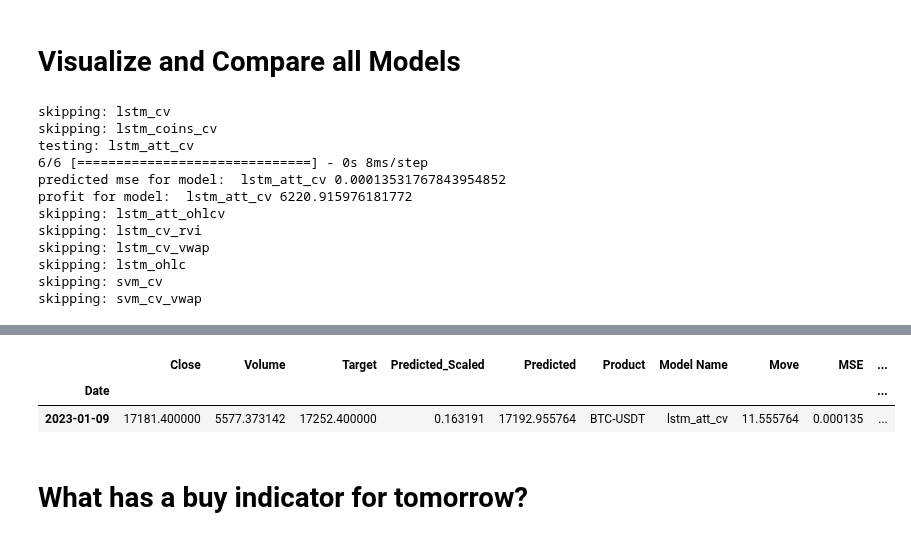
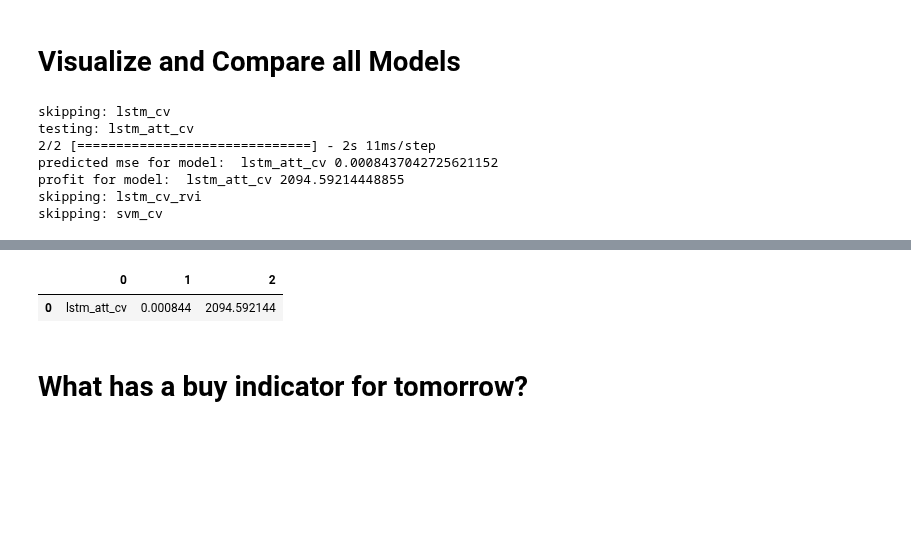
Before and after one commit to j03m/alfred, a Jupyter notebook: Coin_Predictions.ipynb, the cells around one changed output, grey strips where cells are left out. Cells and saved outputs as stored; diff of their text form; code cells hidden in the pictures; blank space fills up the shorter version.

Commit message:
consensus model

```diff
--- a/Coin_Predictions.ipynb
+++ b/Coin_Predictions.ipynb
@@ -517,12 +540,9 @@ load: DOGE3S-USDT
 # %%
-models = {}
 gbl_all_features = ["Close", "Volume", "RVI", "VWAP", "VWAPD"]
 gbl_target_column = ["Target"]
 gbl_all_columns = gbl_all_features + gbl_target_column
 
-model_config = {
-    "day_bar_models": [
-        "lstm_cv",
+all_model_names = ["lstm_cv",
         "lstm_coins_cv",
         "lstm_att_cv",
         "lstm_att_ohlcv",
@@ -530,7 +550,15 @@ model_config = {
         "lstm_cv_vwap",
         "lstm_ohlc",
         "svm_cv",
-        "svm_cv_vwap"],
+        "svm_cv_vwap"]
+
+model_config = {
+    "day_bar_models": [
+        "lstm_cv",
+        "lstm_att_cv",
+        "lstm_cv_rvi",
+        "svm_cv"
+        ],
     "training_filter": [],
     "backtest_filter": [],
     "15m_bars": ["lstm_15m"],
@@ -539,6 +567,7 @@ model_config = {
     },
     "column_sets": {
         "lstm_cv": ["Close", "Volume"],
+        "lstm_15m": ["Close", "Volume"],
         "lstm_coins_cv": ["Close", "Volume"],
         "lstm_ohlc": ["Open", "High", "Low", "Close", "Volume"],
         "lstm_att_cv": ["Close", "Volume"],
@@ -680,7 +705,7 @@ Not saving
 # Visualize and Compare all Models
 # %%
 #data
-df_raw = get_coin_data_frames(180, "BTC-USDT")
+df_raw = get_coin_data_frames(60, "XDB-USDT")
 [scaled_features, X, y, normal_features] = convert_to_training_dataset(df_raw, columns=gbl_all_columns)
 
 df_chart = pd.DataFrame();
@@ -695,8 +720,9 @@ results = pd.DataFrame();
 stuff = models.items()
 
 #backtest_filter = model_config["backtest_filter"]
+#backtest_filter = ["lstm_cv", "lstm_cv_rvi", "lstm_att_cv", "svm_cv"]
 backtest_filter = ["lstm_att_cv"]
-
+#backtest_filter = []
 for key, model in stuff:
 
 
@@ -726,18 +752,13 @@ for key, model in stuff:
   df_chart[key] = predicted
 
 interactive_plot(df_chart[graph_columns], "wow")
-predict_config_model_for_product(df_raw, "lstm_att_cv", "BTC-USDT")
+results
 # %% [output]
 skipping: lstm_cv
-skipping: lstm_coins_cv
 testing: lstm_att_cv
-6/6 [==============================] - 0s 8ms/step
-predicted mse for model:  lstm_att_cv 0.00013531767843954852
-profit for model:  lstm_att_cv 6220.915976181772
-skipping: lstm_att_ohlcv
+2/2 [==============================] - 2s 11ms/step
+predicted mse for model:  lstm_att_cv 0.0008437042725621152
+profit for model:  lstm_att_cv 2094.59214448855
 skipping: lstm_cv_rvi
-skipping: lstm_cv_vwap
-skipping: lstm_ohlc
 skipping: svm_cv
-skipping: svm_cv_vwap
 [interactive output not drawn]
@@ -745,6 +765,5 @@ skipping: svm_cv_vwap
-|  | Close | Volume | Target | Predicted_Scaled | Predicted | Product | Model Name | Move | MSE | ... |
-| Date |  |  |  |  |  |  |  |  |  | ... |
-| 2023-01-09 | 17181.400000 | 5577.373142 | 17252.400000 | 0.163191 | 17192.955764 | BTC-USDT | lstm_att_cv | 11.555764 | 0.000135 | ... |
+|  | 0 | 1 | 2 |
+| 0 | lstm_att_cv | 0.000844 | 2094.592144 |
 # %% [markdown]
 # What has a buy indicator for tomorrow?
 # %%
```
Also changed, not shown: parts of 19 cells of this notebook.
